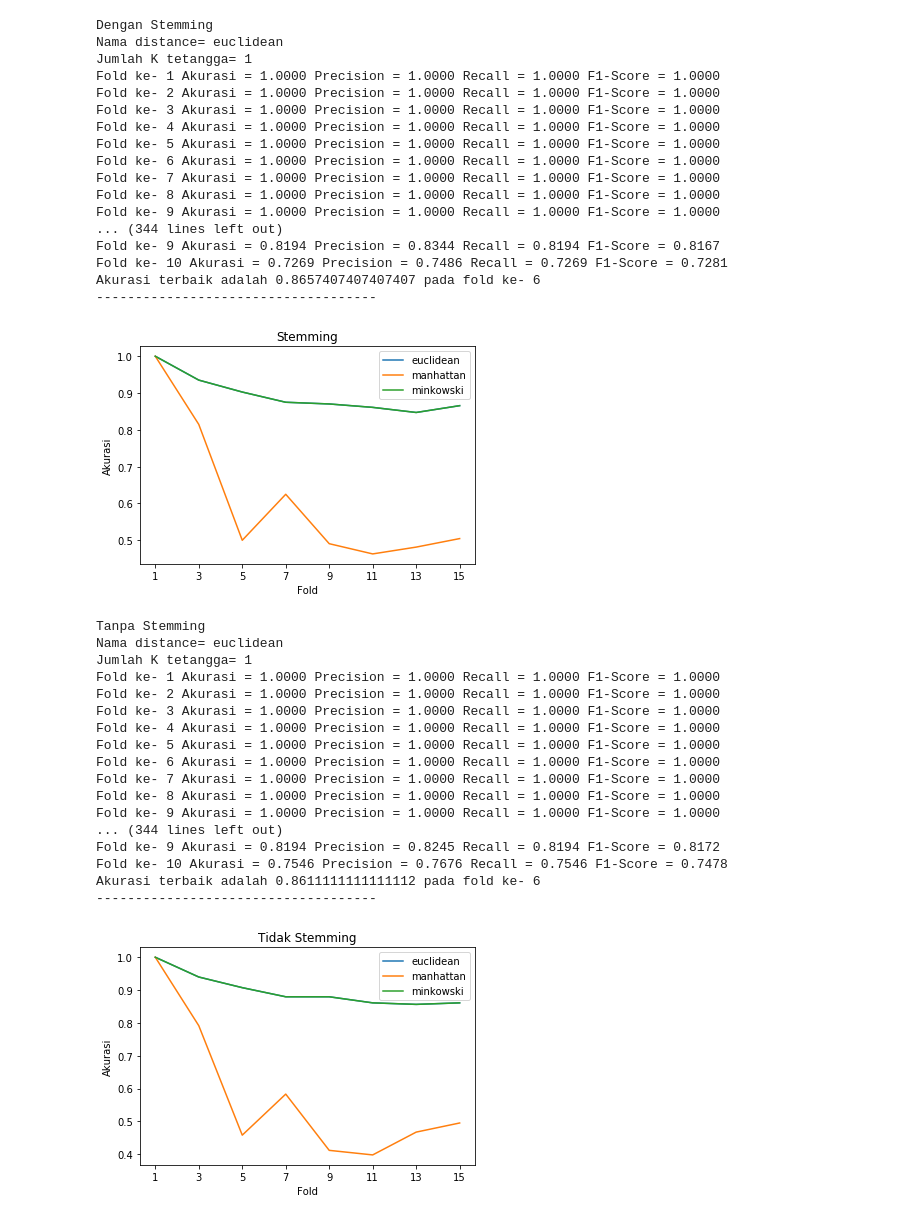
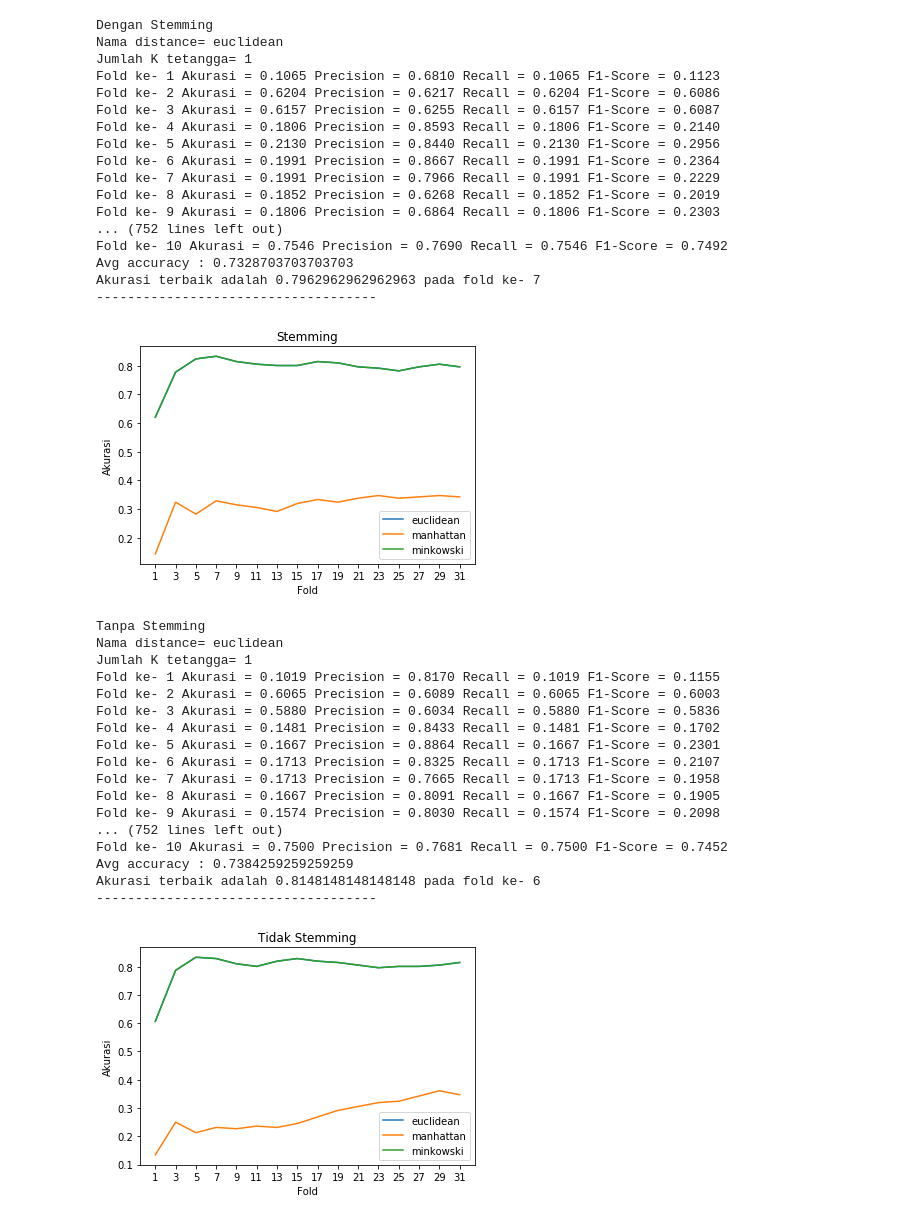
Before and after one commit to rickylukman/latihanakhir, a Jupyter notebook: Classification_TA.ipynb, the cells around one changed output. Cells and saved outputs as stored; diff of their text form; code cells hidden in the pictures.

```diff
--- a/Classification_TA.ipynb
+++ b/Classification_TA.ipynb
@@ -15,7 +16,7 @@ dfNo = pd.read_pickle(r'D:\JupyterNotebook\DataProcess\preprocess_SWsastrawi_nos
 def split(strt,fnsh,df):
     X_test = df['text'].iloc[strt:fnsh]
     y_test = df['label'].iloc[strt:fnsh].astype('int')
-    df.drop(df.index[strt:fnsh])
+    df = df.drop(df.index[strt:fnsh])
     X_train = df['text']
     y_train = df['label'].astype('int')
     return X_train, X_test, y_train, y_test
@@ -24,7 +25,7 @@ def classifier(df,distance_name,k_neighbor):
     print("Nama distance=",distance_name)
     print("Jumlah K tetangga=",k_neighbor)
     spl = [0,108,216,324,432,540,648,756,864,972,1080]
-    tempspl = []
+    tempspl,acc_score = [],[]
     i = 0
     akurasimax=0
     while (i<len(spl)-1):
@@ -47,13 +48,14 @@ def classifier(df,distance_name,k_neighbor):
             y_train = df['label'].iloc[tempspl[1]:tempspl[len(tempspl)-1]].astype('int')
 
 #         --------------Pembobotan TF-ID-------------------
-#         vectorizer = TfidfVectorizer(min_df=3, dtype=np.double, norm='l2', sublinear_tf=True)
-        vectorizer = TfidfVectorizer()
+        vectorizer = TfidfVectorizer(min_df=3, dtype=np.double, norm='l2', sublinear_tf=True)
+#         vectorizer = TfidfVectorizer()
         X_train = vectorizer.fit_transform(X_train)
         X_test = vectorizer.transform(X_test)
 
 #         --------------CLasifier KNN-------------------
         modelknn = KNeighborsClassifier(n_neighbors=k_neighbor, weights='uniform', metric=distance_name)
+#         modelknn = svm.SVC()
         modelknn.fit(X_train,y_train)
         y_pred = modelknn.predict(X_test)
 #         print(classification_report(y_test,y_pred))
@@ -61,6 +63,7 @@ def classifier(df,distance_name,k_neighbor):
         precision = precision_score(y_test,y_pred,average='weighted', labels=np.unique(y_pred))
         recall = recall_score(y_test, y_pred, average='weighted')
         f1score = f1_score(y_test, y_pred, average='weighted', labels=np.unique(y_pred))
+        acc_score.append(akurasi)
         print("Fold ke-",i+1,"Akurasi =","{:.4f}".format(akurasi),
               "Precision =","{:.4f}".format(precision),
               "Recall =","{:.4f}".format(recall),
@@ -69,6 +72,8 @@ def classifier(df,distance_name,k_neighbor):
             akurasimax = akurasi
             foldke = i+1
         i+=1
+    avg_acc_score = sum(acc_score)/10
+    print('Avg accuracy : {}'.format(avg_acc_score))
     print("Akurasi terbaik adalah",akurasimax,"pada fold ke-",foldke)
     print("------------------------------------")
     return akurasimax
@@ -77,7 +82,7 @@ def classifier(df,distance_name,k_neighbor):
 start_time = time.time()
 dfcount = [df,dfNo]
 distancecount = ['euclidean','manhattan','minkowski']
-kcount = [1,3,5,7,9,11,13,15]
+kcount = [1,3,5,7,9,11,13,15,17,19,21,23,25,27,29,31]
 for x in range(2):
     arrd1 = []
     arrd2 = []
@@ -89,62 +94,62 @@ for x in range(2):
                 print('Dengan Stemming')
             else:
                 print('Tanpa Stemming')
             tempmax= classifier(dfcount[x],distancecount[y],kcount[z])
             maxresult.append(tempmax)
             if y==0:
                 arrd1.append(tempmax)
             elif y==1:
                 arrd2.append(tempmax)
             elif y==2:
                 arrd3.append(tempmax)
     plt.plot(kcount, arrd1, label = "euclidean")
     plt.plot(kcount, arrd2, label = "manhattan")
     plt.plot(kcount, arrd3, label = "minkowski")
     plt.xticks(kcount)
     if x==0:
         plt.title("Stemming")
     else:
         plt.title("Tidak Stemming")
     plt.xlabel('Fold')
     plt.ylabel('Akurasi')
     plt.legend()
     plt.pause(0.05)
 plt.show
 print("Lama Proses %s seconds" % (time.time() - start_time))
 # %% [output]
 Dengan Stemming
 Nama distance= euclidean
 Jumlah K tetangga= 1
-Fold ke- 1 Akurasi = 1.0000 Precision = 1.0000 Recall = 1.0000 F1-Score = 1.0000
-Fold ke- 2 Akurasi = 1.0000 Precision = 1.0000 Recall = 1.0000 F1-Score = 1.0000
-Fold ke- 3 Akurasi = 1.0000 Precision = 1.0000 Recall = 1.0000 F1-Score = 1.0000
-Fold ke- 4 Akurasi = 1.0000 Precision = 1.0000 Recall = 1.0000 F1-Score = 1.0000
-Fold ke- 5 Akurasi = 1.0000 Precision = 1.0000 Recall = 1.0000 F1-Score = 1.0000
-Fold ke- 6 Akurasi = 1.0000 Precision = 1.0000 Recall = 1.0000 F1-Score = 1.0000
-Fold ke- 7 Akurasi = 1.0000 Precision = 1.0000 Recall = 1.0000 F1-Score = 1.0000
-Fold ke- 8 Akurasi = 1.0000 Precision = 1.0000 Recall = 1.0000 F1-Score = 1.0000
-Fold ke- 9 Akurasi = 1.0000 Precision = 1.0000 Recall = 1.0000 F1-Score = 1.0000
-... (344 lines left out)
-Fold ke- 9 Akurasi = 0.8194 Precision = 0.8344 Recall = 0.8194 F1-Score = 0.8167
-Fold ke- 10 Akurasi = 0.7269 Precision = 0.7486 Recall = 0.7269 F1-Score = 0.7281
-Akurasi terbaik adalah 0.8657407407407407 pada fold ke- 6
+Fold ke- 1 Akurasi = 0.1065 Precision = 0.6810 Recall = 0.1065 F1-Score = 0.1123
+Fold ke- 2 Akurasi = 0.6204 Precision = 0.6217 Recall = 0.6204 F1-Score = 0.6086
+Fold ke- 3 Akurasi = 0.6157 Precision = 0.6255 Recall = 0.6157 F1-Score = 0.6087
+Fold ke- 4 Akurasi = 0.1806 Precision = 0.8593 Recall = 0.1806 F1-Score = 0.2140
+Fold ke- 5 Akurasi = 0.2130 Precision = 0.8440 Recall = 0.2130 F1-Score = 0.2956
+Fold ke- 6 Akurasi = 0.1991 Precision = 0.8667 Recall = 0.1991 F1-Score = 0.2364
+Fold ke- 7 Akurasi = 0.1991 Precision = 0.7966 Recall = 0.1991 F1-Score = 0.2229
+Fold ke- 8 Akurasi = 0.1852 Precision = 0.6268 Recall = 0.1852 F1-Score = 0.2019
+Fold ke- 9 Akurasi = 0.1806 Precision = 0.6864 Recall = 0.1806 F1-Score = 0.2303
+... (752 lines left out)
+Fold ke- 10 Akurasi = 0.7546 Precision = 0.7690 Recall = 0.7546 F1-Score = 0.7492
+Avg accuracy : 0.7328703703703703
+Akurasi terbaik adalah 0.7962962962962963 pada fold ke- 7
 ------------------------------------
-[figure, old version]
+[figure, new version]
 Tanpa Stemming
 Nama distance= euclidean
 Jumlah K tetangga= 1
-Fold ke- 1 Akurasi = 1.0000 Precision = 1.0000 Recall = 1.0000 F1-Score = 1.0000
-Fold ke- 2 Akurasi = 1.0000 Precision = 1.0000 Recall = 1.0000 F1-Score = 1.0000
-Fold ke- 3 Akurasi = 1.0000 Precision = 1.0000 Recall = 1.0000 F1-Score = 1.0000
-Fold ke- 4 Akurasi = 1.0000 Precision = 1.0000 Recall = 1.0000 F1-Score = 1.0000
-Fold ke- 5 Akurasi = 1.0000 Precision = 1.0000 Recall = 1.0000 F1-Score = 1.0000
-Fold ke- 6 Akurasi = 1.0000 Precision = 1.0000 Recall = 1.0000 F1-Score = 1.0000
-Fold ke- 7 Akurasi = 1.0000 Precision = 1.0000 Recall = 1.0000 F1-Score = 1.0000
-Fold ke- 8 Akurasi = 1.0000 Precision = 1.0000 Recall = 1.0000 F1-Score = 1.0000
-Fold ke- 9 Akurasi = 1.0000 Precision = 1.0000 Recall = 1.0000 F1-Score = 1.0000
-... (344 lines left out)
-Fold ke- 9 Akurasi = 0.8194 Precision = 0.8245 Recall = 0.8194 F1-Score = 0.8172
-Fold ke- 10 Akurasi = 0.7546 Precision = 0.7676 Recall = 0.7546 F1-Score = 0.7478
-Akurasi terbaik adalah 0.8611111111111112 pada fold ke- 6
+Fold ke- 1 Akurasi = 0.1019 Precision = 0.8170 Recall = 0.1019 F1-Score = 0.1155
+Fold ke- 2 Akurasi = 0.6065 Precision = 0.6089 Recall = 0.6065 F1-Score = 0.6003
+Fold ke- 3 Akurasi = 0.5880 Precision = 0.6034 Recall = 0.5880 F1-Score = 0.5836
+Fold ke- 4 Akurasi = 0.1481 Precision = 0.8433 Recall = 0.1481 F1-Score = 0.1702
+Fold ke- 5 Akurasi = 0.1667 Precision = 0.8864 Recall = 0.1667 F1-Score = 0.2301
+Fold ke- 6 Akurasi = 0.1713 Precision = 0.8325 Recall = 0.1713 F1-Score = 0.2107
+Fold ke- 7 Akurasi = 0.1713 Precision = 0.7665 Recall = 0.1713 F1-Score = 0.1958
+Fold ke- 8 Akurasi = 0.1667 Precision = 0.8091 Recall = 0.1667 F1-Score = 0.1905
+Fold ke- 9 Akurasi = 0.1574 Precision = 0.8030 Recall = 0.1574 F1-Score = 0.2098
+... (752 lines left out)
+Fold ke- 10 Akurasi = 0.7500 Precision = 0.7681 Recall = 0.7500 F1-Score = 0.7452
+Avg accuracy : 0.7384259259259259
+Akurasi terbaik adalah 0.8148148148148148 pada fold ke- 6
 ------------------------------------
-[figure, old version]
+[figure, new version]
```
Also changed, not shown: parts of 2 cells of this notebook, 2 other files.
